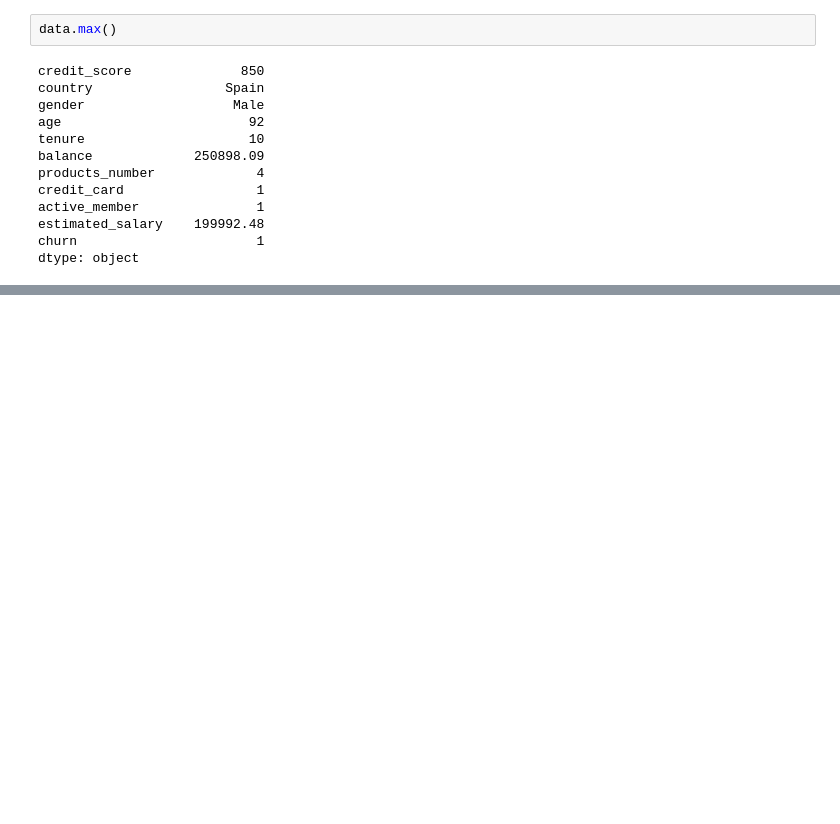
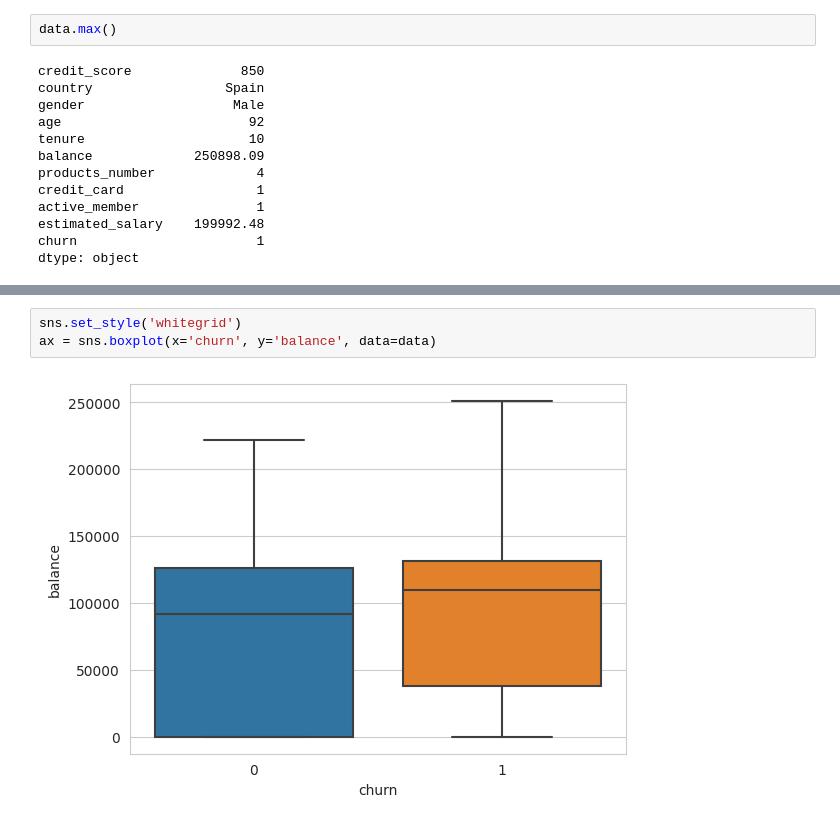
Before and after one commit to mmwitters/CDA_Project, a Jupyter notebook: Final Project.ipynb, the cells around one changed output, grey strips where cells are left out. Drawn from its saved outputs; the diff is of its cells as text; blank space fills up the shorter version.

```diff
--- a/Final Project.ipynb
+++ b/Final Project.ipynb
@@ -70,0 +82,5 @@ dtype: object
+# %%
+sns.set_style('whitegrid')
+ax = sns.boxplot(x='churn', y='balance', data=data)
+# %% [output]
+[figure, added]
```
Also changed, not shown: parts of 6 cells of this notebook.
